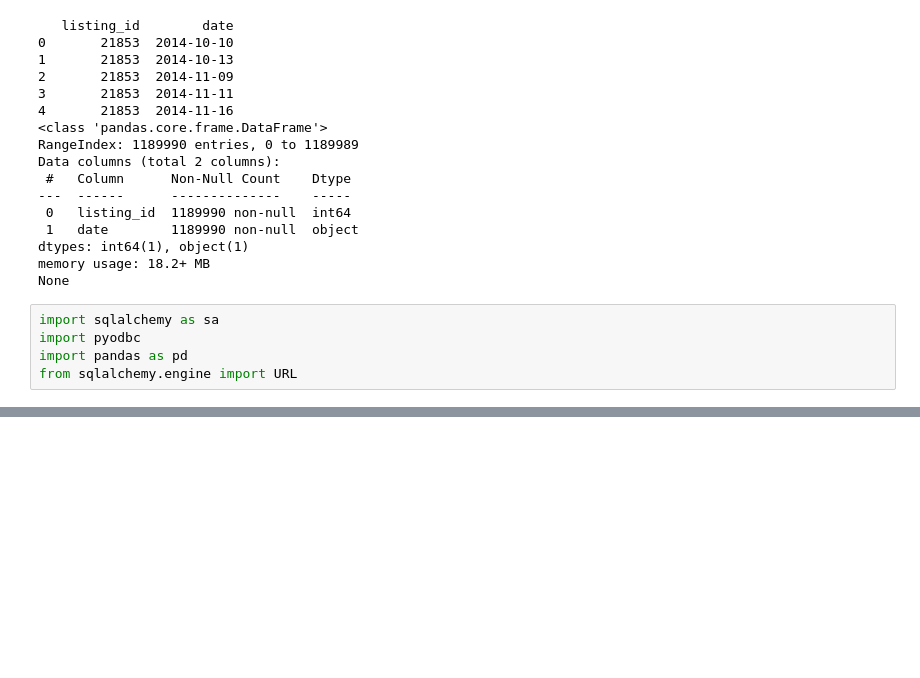
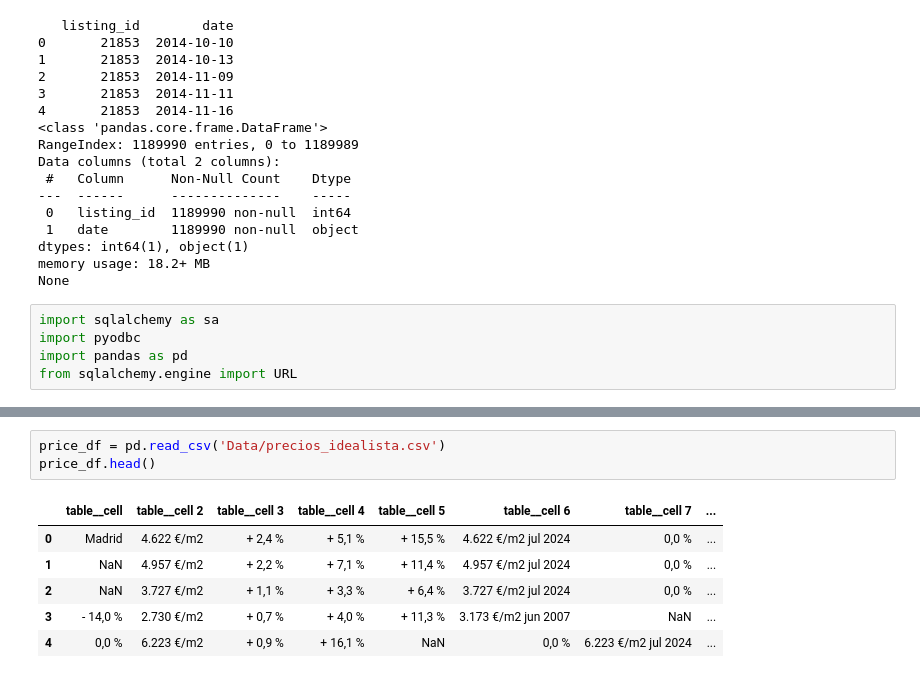
Before and after one commit to JosephChomboM/Tourist-rental-market-analysis, a Jupyter notebook: rental_market.ipynb, the cells around one changed output, grey strips where cells are left out. Cells and saved outputs as stored; diff of their text form; blank space fills up the shorter version.

Commit message:
modifing data

```diff
--- a/rental_market.ipynb
+++ b/rental_market.ipynb
@@ -122,0 +134,10 @@ Datos cargados exitosamente en SQL Server.
+# %%
+price_df = pd.read_csv('Data/precios_idealista.csv')
+price_df.head()
+# %% [output]
+|  | table__cell | table__cell 2 | table__cell 3 | table__cell 4 | table__cell 5 | table__cell 6 | table__cell 7 | ... |
+| 0 | Madrid | 4.622 €/m2 | + 2,4 % | + 5,1 % | + 15,5 % | 4.622 €/m2 jul 2024 | 0,0 % | ... |
+| 1 | NaN | 4.957 €/m2 | + 2,2 % | + 7,1 % | + 11,4 % | 4.957 €/m2 jul 2024 | 0,0 % | ... |
+| 2 | NaN | 3.727 €/m2 | + 1,1 % | + 3,3 % | + 6,4 % | 3.727 €/m2 jul 2024 | 0,0 % | ... |
+| 3 | - 14,0 % | 2.730 €/m2 | + 0,7 % | + 4,0 % | + 11,3 % | 3.173 €/m2 jun 2007 | NaN | ... |
+| 4 | 0,0 % | 6.223 €/m2 | + 0,9 % | + 16,1 % | NaN | 0,0 % | 6.223 €/m2 jul 2024 | ... |
```
Also changed, not shown: parts of 6 cells of this notebook, 2 other files.
